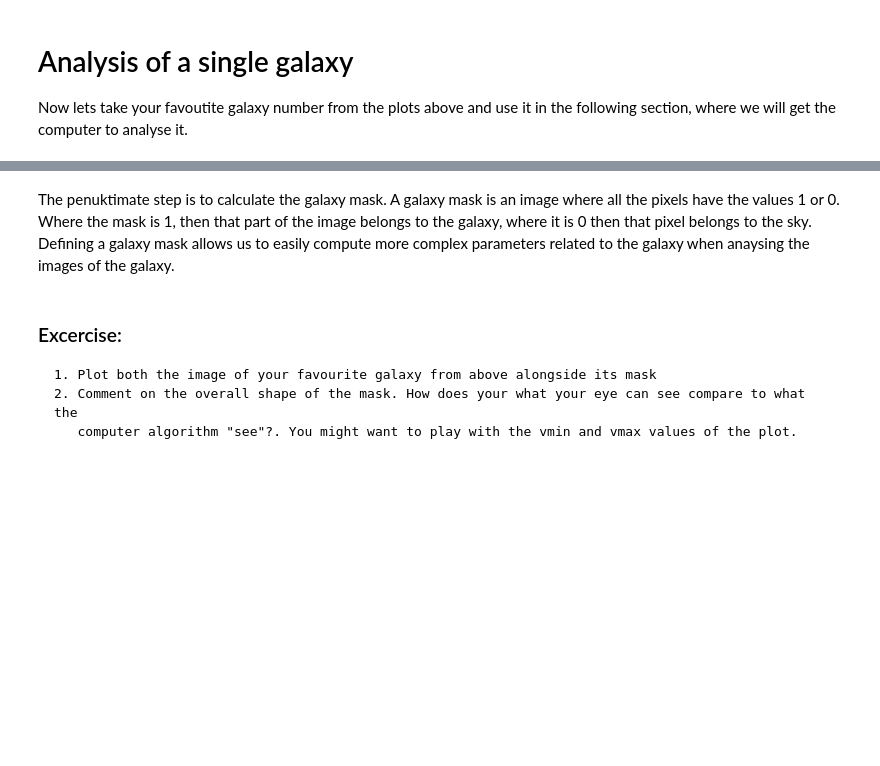
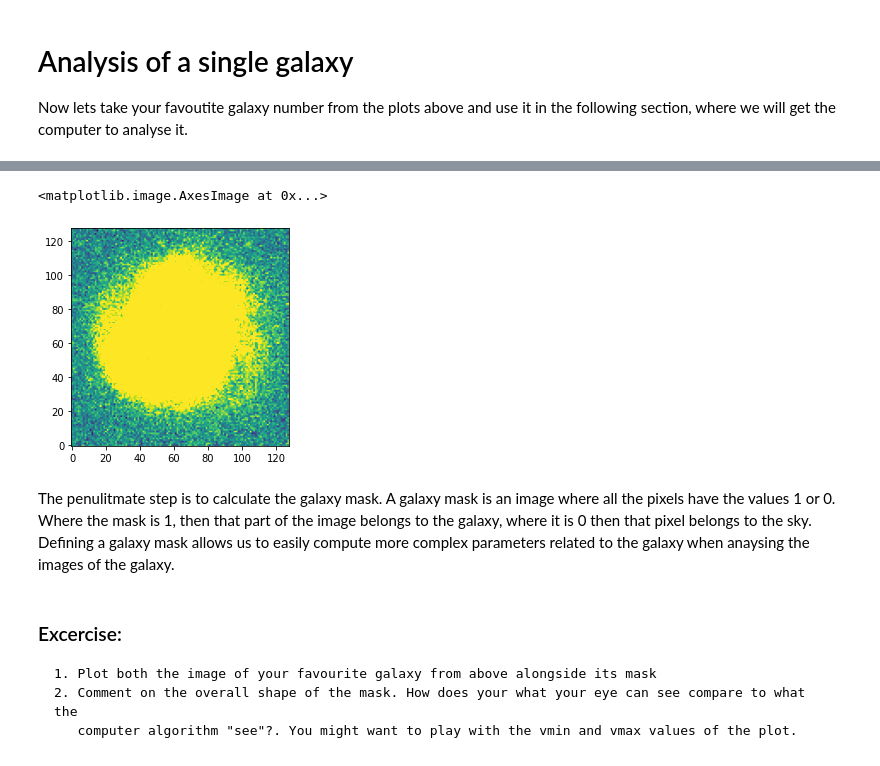
Before and after one commit to lewisfish/PawlikMorph-LSST, a Jupyter notebook: notebooks/outreach.ipynb, the cells around one changed output, grey strips where cells are left out. Cells and saved outputs as stored; diff of their text form; code cells hidden in the pictures; blank space fills up the shorter version.

```diff
--- a/notebooks/outreach.ipynb
+++ b/notebooks/outreach.ipynb
@@ -194,8 +233,13 @@ Next we estimate the value of the sky. This means we count all the values of the
 # %%
 # estimate skybackground
-skybgr, skybgr_err, *_ = pmlsst.skyBackground.skybgr(img)
+skybgr, skybgr_err, *_ = pmlsst.skyBackground.skybgr(image)
+vmin, vmax =  zscale.get_limits(image)
+plt.imshow(image, vmin=vmin, vmax=vmin+30, origin="lower")
+# %% [output]
+<matplotlib.image.AxesImage at 0x...>
+[figure, added]
 # %% [markdown]
-The penuktimate step is to calculate the galaxy mask. A galaxy mask is an image where all the pixels have the values 1 or 0. Where the mask is 1, then that part of the image belongs to the galaxy, where it is 0 then that pixel belongs to the sky.
+The penulitmate step is to calculate the galaxy mask. A galaxy mask is an image where all the pixels have the values 1 or 0. Where the mask is 1, then that part of the image belongs to the galaxy, where it is 0 then that pixel belongs to the sky.
 Defining a galaxy mask allows us to easily compute more complex parameters related to the galaxy when anaysing the images of the galaxy.
 # %%
 # create image where the only bright pixels are the pixels that belong to the galaxy
```
Also changed, not shown: parts of 23 cells of this notebook.
